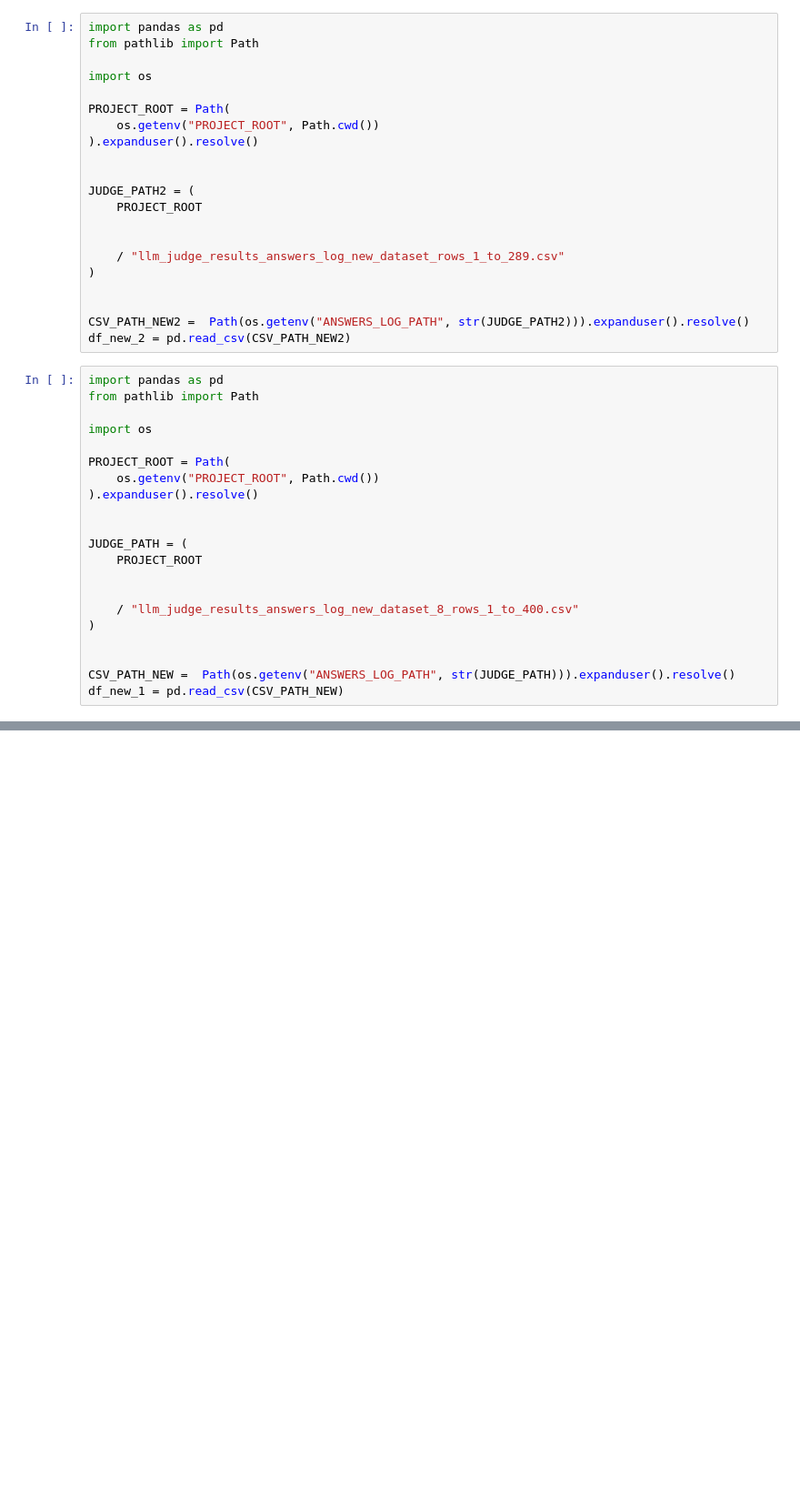
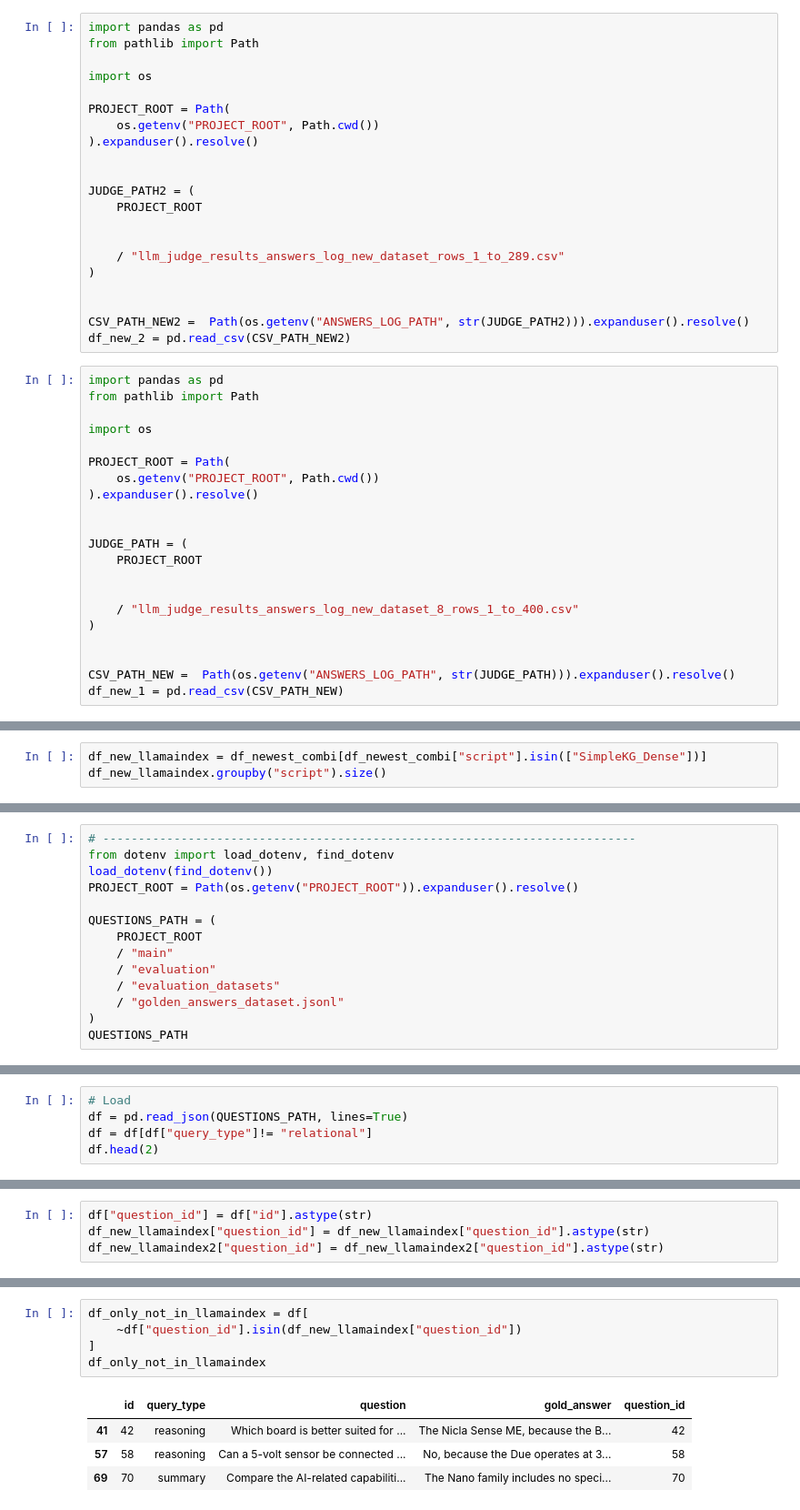
Before and after one commit to nasibatuychieva/master_thesis-rag, a Jupyter notebook: main/evaluation/judge_results/check_results.ipynb, the cells around one changed output, grey strips where cells are left out. Shown at 91% size. Drawn from its saved outputs; the diff is of its cells as text; blank space fills up the shorter version.

```diff
--- a/main/evaluation/judge_results/check_results.ipynb
+++ b/main/evaluation/judge_results/check_results.ipynb
@@ -809,0 +1175,3 @@ RAG_Naive_Hybrid                                      1.67     1.13       2.63
+# %%
+df_new_llamaindex = df_newest_combi[df_newest_combi["script"].isin(["SimpleKG_Dense"])]
+df_new_llamaindex.groupby("script").size()
@@ -809,0 +1193,14 @@ RAG_Naive_Hybrid                                      1.67     1.13       2.63
+# %%
+# ---------------------------------------------------------------------------
+from dotenv import load_dotenv, find_dotenv
+load_dotenv(find_dotenv())
+PROJECT_ROOT = Path(os.getenv("PROJECT_ROOT")).expanduser().resolve()
+
+QUESTIONS_PATH = (
+    PROJECT_ROOT
+    / "main"
+    / "evaluation"
+    / "evaluation_datasets"
+    / "golden_answers_dataset.jsonl"
+)
+QUESTIONS_PATH
@@ -809,0 +1209,5 @@ RAG_Naive_Hybrid                                      1.67     1.13       2.63
+# %%
+# Load
+df = pd.read_json(QUESTIONS_PATH, lines=True)
+df = df[df["query_type"]!= "relational"]
+df.head(2)
@@ -809,0 +1218,4 @@ RAG_Naive_Hybrid                                      1.67     1.13       2.63
+# %%
+df["question_id"] = df["id"].astype(str)
+df_new_llamaindex["question_id"] = df_new_llamaindex["question_id"].astype(str)
+df_new_llamaindex2["question_id"] = df_new_llamaindex2["question_id"].astype(str)
@@ -809,0 +1233,10 @@ RAG_Naive_Hybrid                                      1.67     1.13       2.63
+# %%
+df_only_not_in_llamaindex = df[
+    ~df["question_id"].isin(df_new_llamaindex["question_id"])
+]
+df_only_not_in_llamaindex
+# %% [output]
+|  | id | query_type | question | gold_answer | question_id |
+| 41 | 42 | reasoning | Which board is better suited for ... | The Nicla Sense ME, because the B... | 42 |
+| 57 | 58 | reasoning | Can a 5-volt sensor be connected ... | No, because the Due operates at 3... | 58 |
+| 69 | 70 | summary | Compare the AI-related capabiliti... | The Nano family includes no speci... | 70 |
```
Also changed, not shown: parts of 52 cells of this notebook, 24 other files.
